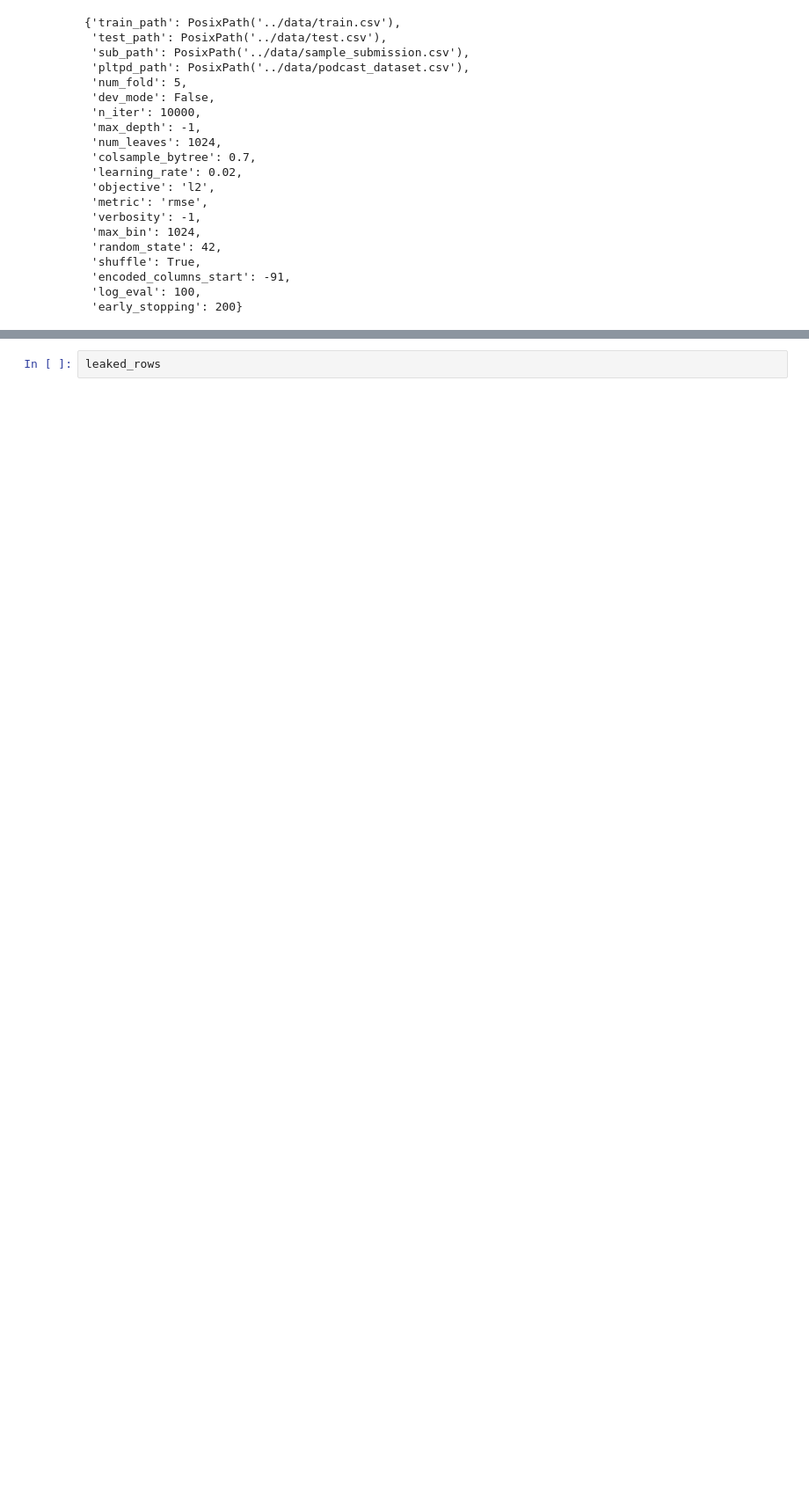
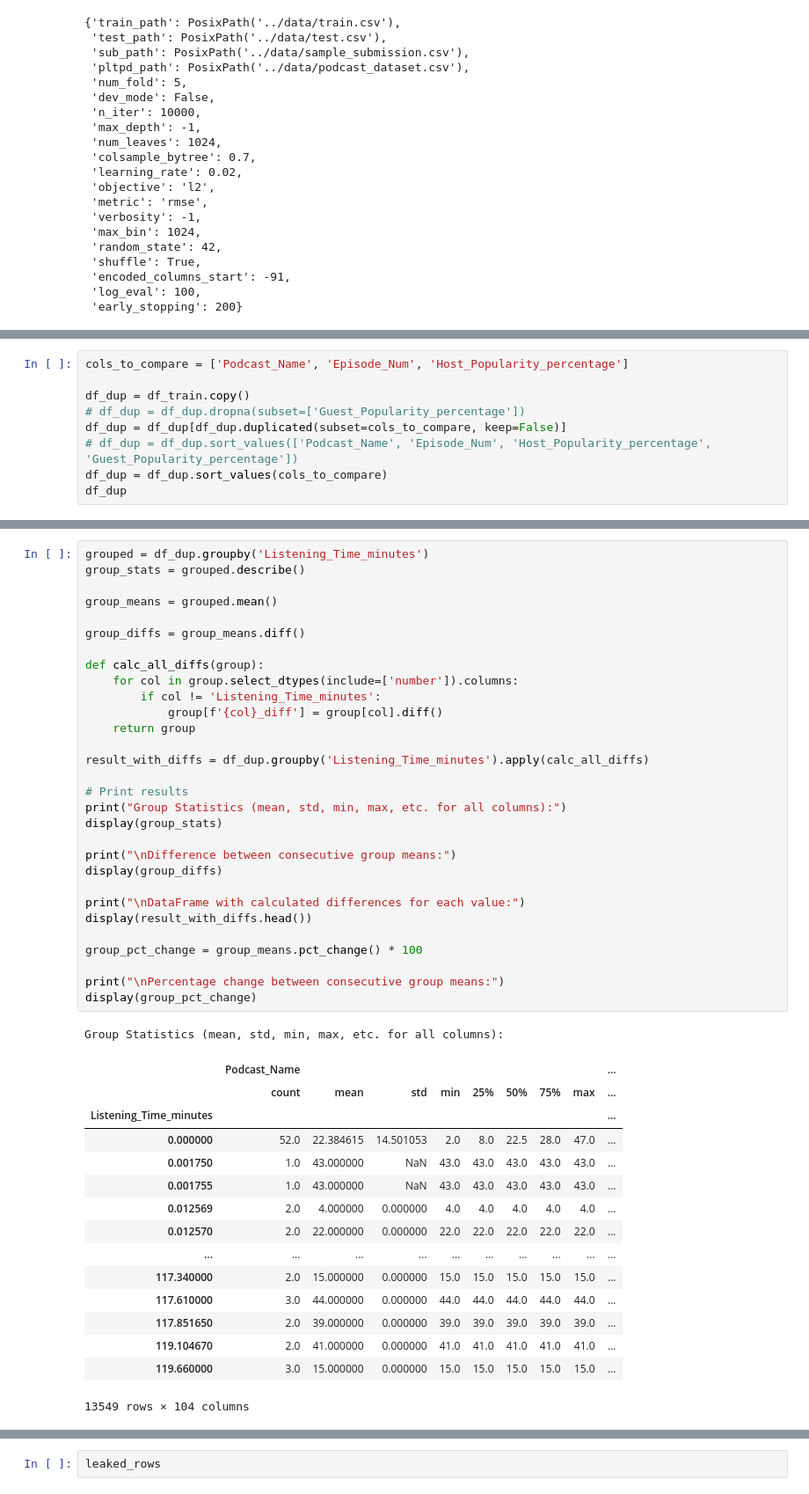
Before and after one commit to masaishi/kaggle-s5e4-6th-solution, a Jupyter notebook: notebooks/eda_001_check_dup.ipynb, the cells around one changed output, grey strips where cells are left out. Shown at 88% size. Drawn from its saved outputs; the diff is of its cells as text; blank space fills up the shorter version.

```diff
--- a/notebooks/eda_001_check_dup.ipynb
+++ b/notebooks/eda_001_check_dup.ipynb
@@ -182,0 +223,9 @@ df_dup
+# %%
+cols_to_compare = ['Podcast_Name', 'Episode_Num', 'Host_Popularity_percentage']
+
+df_dup = df_train.copy()
+# df_dup = df_dup.dropna(subset=['Guest_Popularity_percentage'])
+df_dup = df_dup[df_dup.duplicated(subset=cols_to_compare, keep=False)]
+# df_dup = df_dup.sort_values(['Podcast_Name', 'Episode_Num', 'Host_Popularity_percentage', 'Guest_Popularity_percentage'])
+df_dup = df_dup.sort_values(cols_to_compare)
+df_dup
@@ -182,0 +307,47 @@ df_dup
+# %%
+grouped = df_dup.groupby('Listening_Time_minutes')
+group_stats = grouped.describe()
+
+group_means = grouped.mean()
+
+group_diffs = group_means.diff()
+
+def calc_all_diffs(group):
+    for col in group.select_dtypes(include=['number']).columns:
+        if col != 'Listening_Time_minutes':
+            group[f'{col}_diff'] = group[col].diff()
+    return group
+
+result_with_diffs = df_dup.groupby('Listening_Time_minutes').apply(calc_all_diffs)
+
+# Print results
+print("Group Statistics (mean, std, min, max, etc. for all columns):")
+display(group_stats)
+
+print("\nDifference between consecutive group means:")
+display(group_diffs)
+
+print("\nDataFrame with calculated differences for each value:")
+display(result_with_diffs.head())
+
+group_pct_change = group_means.pct_change() * 100
+
+print("\nPercentage change between consecutive group means:")
+display(group_pct_change)
+# %% [output]
+Group Statistics (mean, std, min, max, etc. for all columns):
+|  | Podcast_Name |  |  |  |  |  |  |  | ... |
+|  | count | mean | std | min | 25% | 50% | 75% | max | ... |
+| Listening_Time_minutes |  |  |  |  |  |  |  |  | ... |
+| 0.000000 | 52.0 | 22.384615 | 14.501053 | 2.0 | 8.0 | 22.5 | 28.0 | 47.0 | ... |
+| 0.001750 | 1.0 | 43.000000 | NaN | 43.0 | 43.0 | 43.0 | 43.0 | 43.0 | ... |
+| 0.001755 | 1.0 | 43.000000 | NaN | 43.0 | 43.0 | 43.0 | 43.0 | 43.0 | ... |
+| 0.012569 | 2.0 | 4.000000 | 0.000000 | 4.0 | 4.0 | 4.0 | 4.0 | 4.0 | ... |
+| 0.012570 | 2.0 | 22.000000 | 0.000000 | 22.0 | 22.0 | 22.0 | 22.0 | 22.0 | ... |
+| ... | ... | ... | ... | ... | ... | ... | ... | ... | ... |
+| 117.340000 | 2.0 | 15.000000 | 0.000000 | 15.0 | 15.0 | 15.0 | 15.0 | 15.0 | ... |
+| 117.610000 | 3.0 | 44.000000 | 0.000000 | 44.0 | 44.0 | 44.0 | 44.0 | 44.0 | ... |
+| 117.851650 | 2.0 | 39.000000 | 0.000000 | 39.0 | 39.0 | 39.0 | 39.0 | 39.0 | ... |
+| 119.104670 | 2.0 | 41.000000 | 0.000000 | 41.0 | 41.0 | 41.0 | 41.0 | 41.0 | ... |
+| 119.660000 | 3.0 | 15.000000 | 0.000000 | 15.0 | 15.0 | 15.0 | 15.0 | 15.0 | ... |
+13549 rows × 104 columns
```
Also changed, not shown: parts of 9 cells of this notebook.
